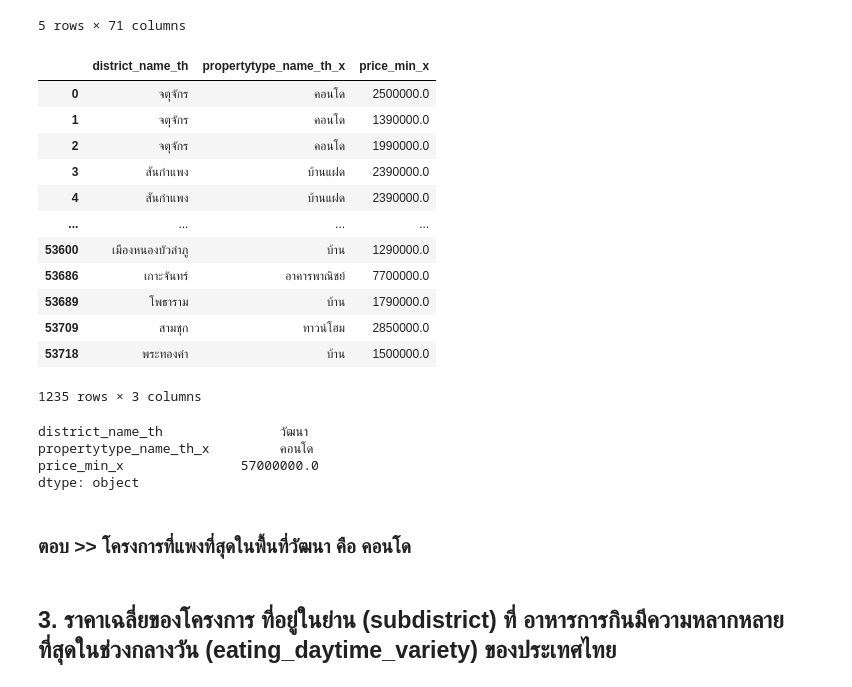
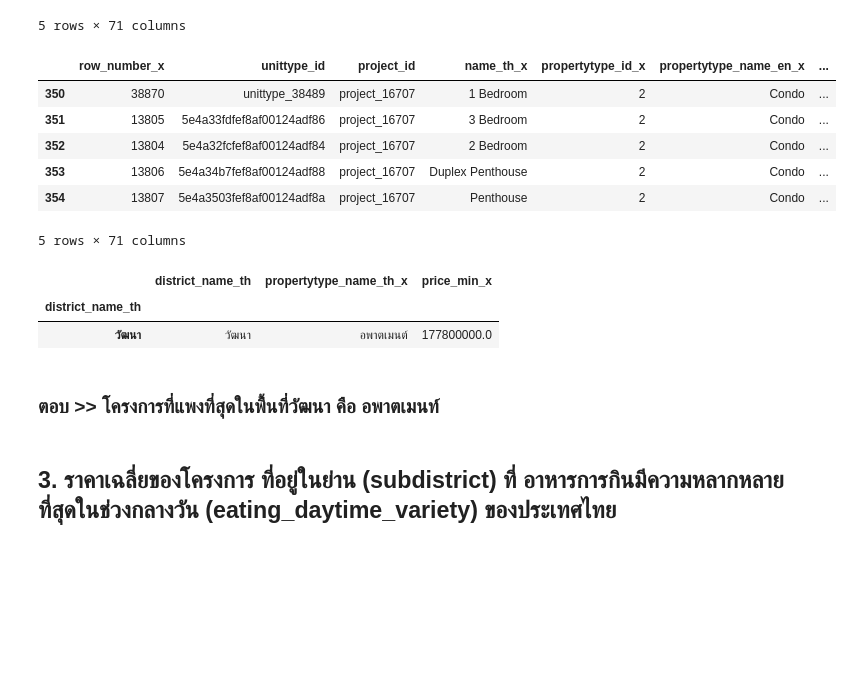
Before and after one commit to Ninkrn/BasicProg_Dataviz65, a Jupyter notebook: midterm65.ipynb, the cells around one changed output. Cells and saved outputs as stored; diff of their text form; code cells hidden in the pictures; blank space fills up the shorter version.

```diff
--- a/midterm65.ipynb
+++ b/midterm65.ipynb
@@ -162,32 +162,26 @@ UP.head()
 | 3 | 28777 | unittype_10267 | project_3543 | บ้านแฝดสองชั้น Z-2 | 20000 | Twin house | ... |
 | 4 | 28777 | unittype_10267 | project_3543 | บ้านแฝดสองชั้น Z-2 | 20000 | Twin house | ... |
 5 rows × 71 columns
-# %%
-UP2 = UP.groupby('district_name_th')[['district_name_th','propertytype_name_th_x','price_min_x']].head()
-UP2
-# %% [output]
-|  | district_name_th | propertytype_name_th_x | price_min_x |
-| 0 | จตุจักร | คอนโด | 2500000.0 |
-| 1 | จตุจักร | คอนโด | 1390000.0 |
-| 2 | จตุจักร | คอนโด | 1990000.0 |
-| 3 | สันกำแพง | บ้านแฝด | 2390000.0 |
-| 4 | สันกำแพง | บ้านแฝด | 2390000.0 |
-| ... | ... | ... | ... |
-| 53600 | เมืองหนองบัวลำภู | บ้าน | 1290000.0 |
-| 53686 | เกาะจันทร์ | อาคารพาณิชย์ | 7700000.0 |
-| 53689 | โพธาราม | บ้าน | 1790000.0 |
-| 53709 | สามชุก | ทาวน์โฮม | 2850000.0 |
-| 53718 | พระทองคำ | บ้าน | 1500000.0 |
-1235 rows × 3 columns
-# %%
-UP2[UP2['district_name_th']=='วัฒนา'].max()
-# %% [output]
-district_name_th               วัฒนา
-propertytype_name_th_x         คอนโด
-price_min_x               57000000.0
-dtype: object
+# %%
+UP2 = UP[UP['district_name_th']=='วัฒนา']  # เลือกข้อมูลมาเฉพาะพื้นที่ วัฒนา
+UP2.head()
+# %% [output]
+|  | row_number_x | unittype_id | project_id | name_th_x | propertytype_id_x | propertytype_name_en_x | ... |
+| 350 | 38870 | unittype_38489 | project_16707 | 1 Bedroom | 2 | Condo | ... |
+| 351 | 13805 | 5e4a33fdfef8af00124adf86 | project_16707 | 3 Bedroom | 2 | Condo | ... |
+| 352 | 13804 | 5e4a32fcfef8af00124adf84 | project_16707 | 2 Bedroom | 2 | Condo | ... |
+| 353 | 13806 | 5e4a34b7fef8af00124adf88 | project_16707 | Duplex Penthouse | 2 | Condo | ... |
+| 354 | 13807 | 5e4a3503fef8af00124adf8a | project_16707 | Penthouse | 2 | Condo | ... |
+5 rows × 71 columns
+# %%
+dataUP2 = UP2.groupby('district_name_th')[['district_name_th','propertytype_name_th_x','price_min_x']].max()  # ทำการ Groupby และหาหาโครงการที่แพงที่สุดในพื้นที่วัฒนา
+dataUP2
+# %% [output]
+|  | district_name_th | propertytype_name_th_x | price_min_x |
+| district_name_th |  |  |  |
+| วัฒนา | วัฒนา | อพาตเมนต์ | 177800000.0 |
 # %% [markdown]
-### ตอบ >> โครงการที่แพงที่สุดในพื้นที่วัฒนา คือ คอนโด
+### ตอบ >> โครงการที่แพงที่สุดในพื้นที่วัฒนา คือ อพาตเมนท์
 # %% [markdown]
 ## 3. ราคาเฉลี่ยของโครงการ ที่อยู่ในย่าน (subdistrict) ที่  อาหารการกินมีความหลากหลายที่สุดในช่วงกลางวัน (eating_daytime_variety) ของประเทศไทย
 # %% [markdown]
```
Also changed, not shown: parts of 31 cells of this notebook.
